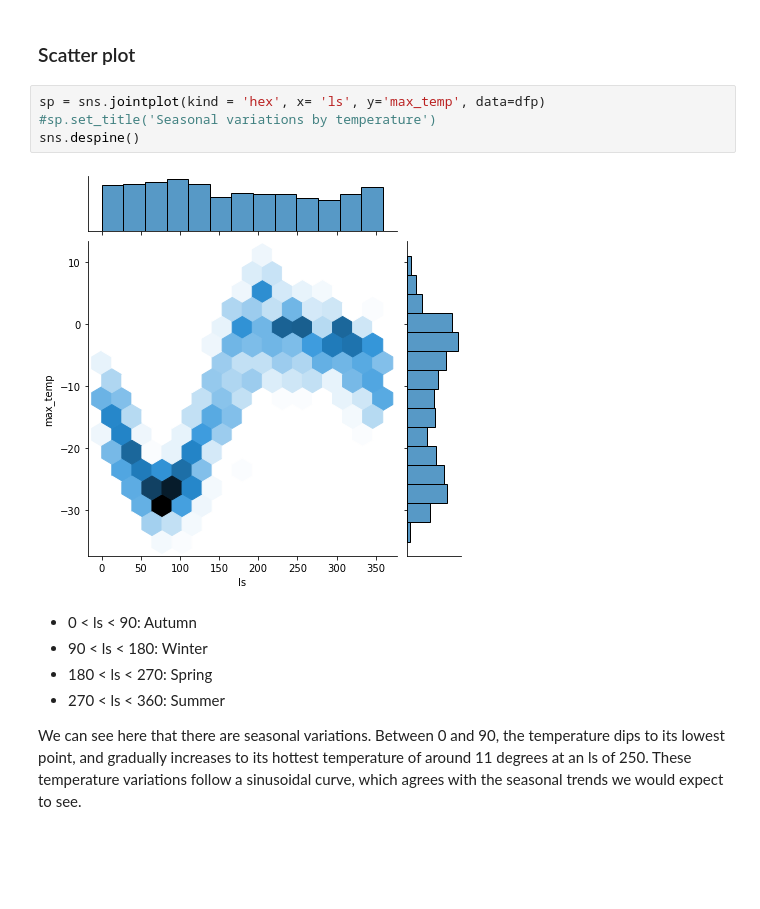
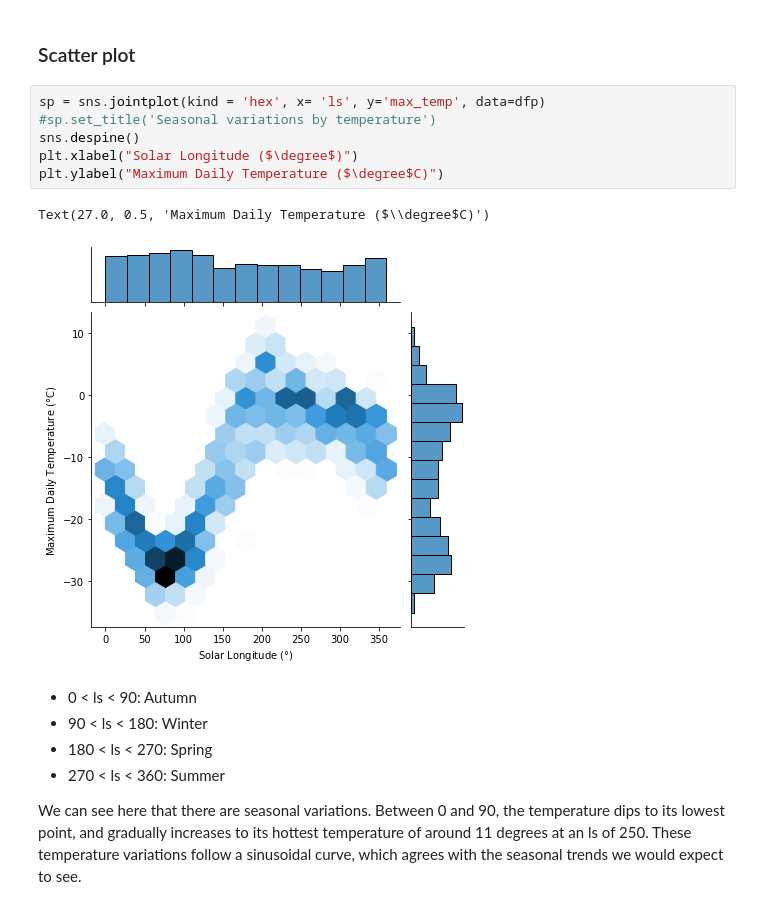
Before and after one commit to data301-2021-winter1/group15-project, a Jupyter notebook: notebooks/group_analysis.ipynb, the cells around one changed output. Saved outputs shown, nothing was run; the diff lists cells and outputs as text; blank space fills up the shorter version.

```diff
--- a/notebooks/group_analysis.ipynb
+++ b/notebooks/group_analysis.ipynb
@@ -71,9 +71,12 @@ We can see there is a positive correlation between ls (Solar Longitude) and the
 # %%
 sp = sns.jointplot(kind = 'hex', x= 'ls', y='max_temp', data=dfp)
 #sp.set_title('Seasonal variations by temperature')
 sns.despine()
+plt.xlabel("Solar Longitude ($\degree$)")
+plt.ylabel("Maximum Daily Temperature ($\degree$C)")
 # %% [output]
+Text(27.0, 0.5, 'Maximum Daily Temperature ($\\degree$C)')
-[figure, old version]
+[figure, new version]
 # %% [markdown]
 - 0 < ls < 90: Autumn
 - 90 < ls < 180: Winter
```
Also changed, not shown: parts of 1 cell of this notebook.
